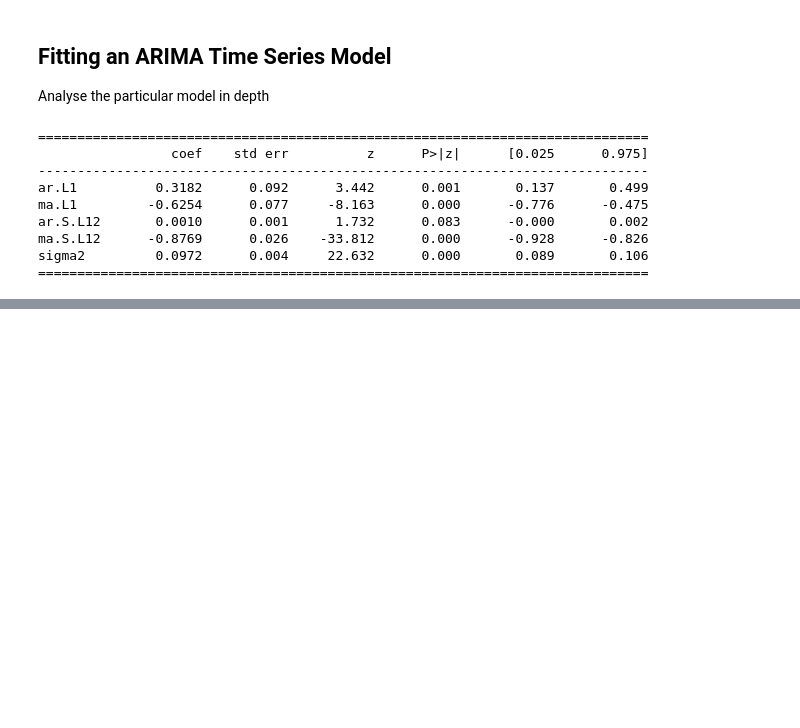
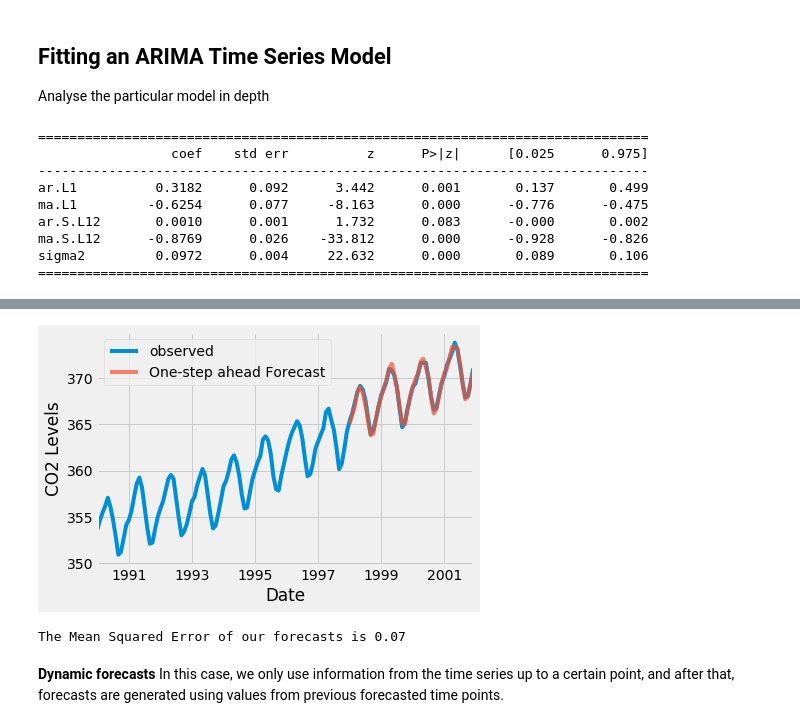
Before and after one commit to dipalira/DS-Challenges, a Jupyter notebook: Time Series/ARIMA & SARIMA Time Series.ipynb, the cells around one changed output, grey strips where cells are left out. Saved outputs shown, nothing was run; the diff lists cells and outputs as text; code cells hidden in the pictures; blank space fills up the shorter version.

```diff
--- a/Time Series/ARIMA & SARIMA Time Series.ipynb
+++ b/Time Series/ARIMA & SARIMA Time Series.ipynb
@@ -130,0 +149,27 @@ The coef column shows the weight (i.e. importance) of each feature and how each
+# %%
+pred = results.get_prediction(start=pd.to_datetime('1998-01-01'), dynamic=False)
+pred_ci = pred.conf_int()
+#The dynamic=False argument ensures that we produce one-step ahead forecasts, meaning that forecasts at each point are generated using the full history up to that point.
+# %%
+ax = y['1990':].plot(label='observed')
+pred.predicted_mean.plot(ax=ax, label='One-step ahead Forecast', alpha=.7)
+
+ax.set_xlabel('Date')
+ax.set_ylabel('CO2 Levels')
+plt.legend()
+
+plt.show()
+# %% [output]
+[figure, added]
+# %%
+#Accuracy of forecast - MSE
+y_forecasted = pred.predicted_mean
+y_truth = y['1998-01-01':]
+
+# Compute the mean square error
+mse = ((y_forecasted - y_truth) ** 2).mean()
+print('The Mean Squared Error of our forecasts is {}'.format(round(mse, 2)))
+# %% [output]
+The Mean Squared Error of our forecasts is 0.07
+# %% [markdown]
+**Dynamic forecasts** In this case, we only use information from the time series up to a certain point, and after that, forecasts are generated using values from previous forecasted time points.
```
Also changed, not shown: parts of 9 cells of this notebook.
